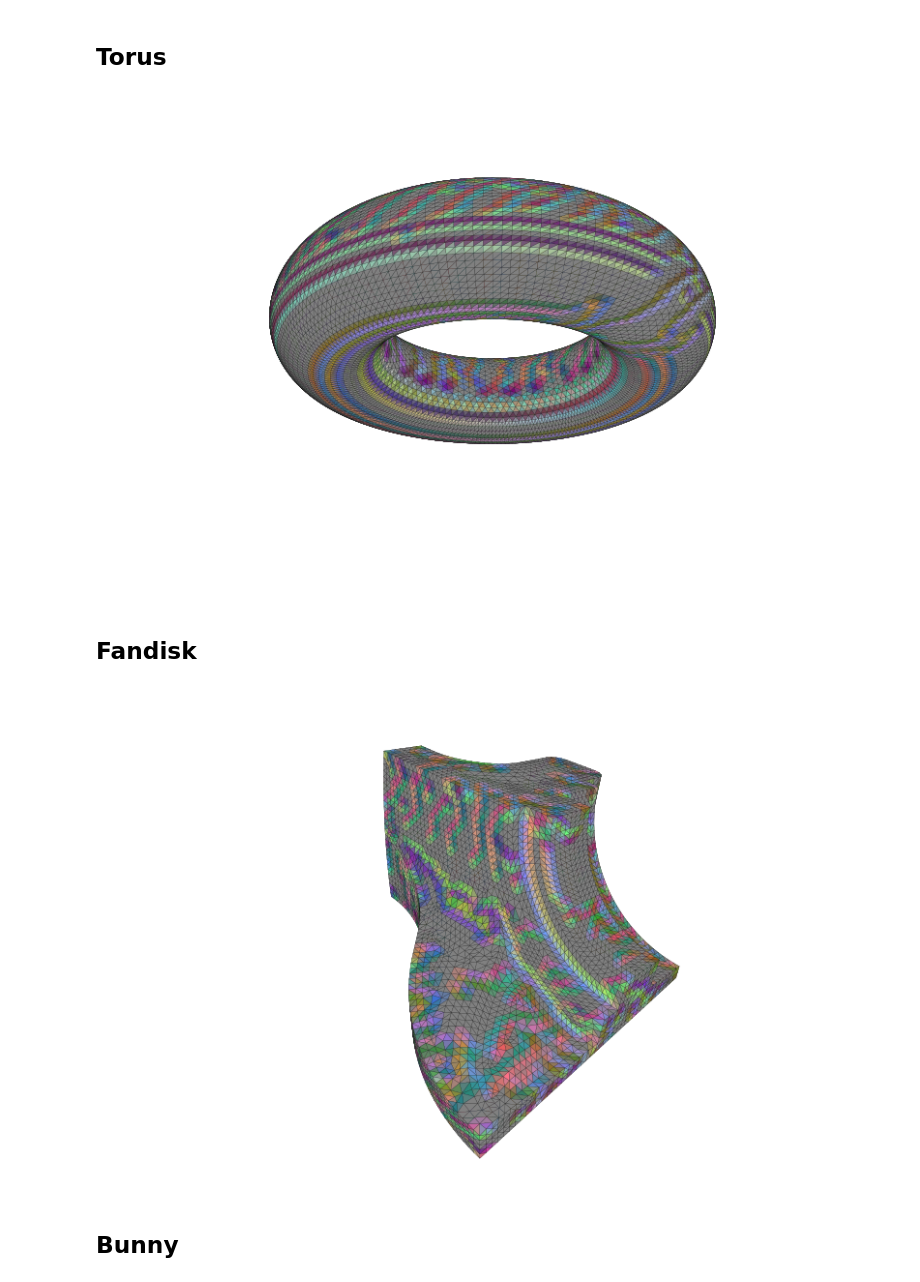
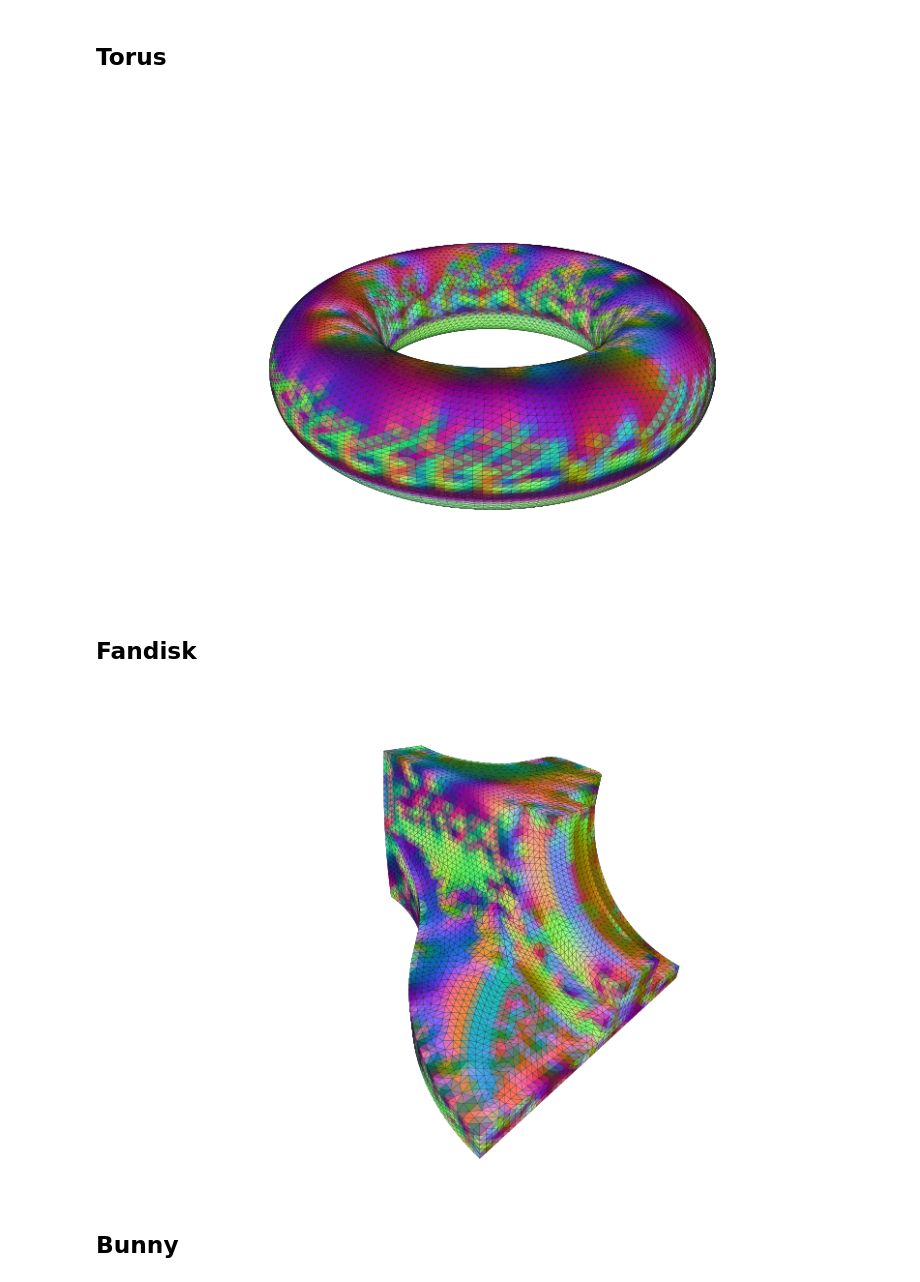
Before and after one commit to tatsy/tinymesh, a Jupyter notebook: examples/python/feature_line_fields.ipynb, the cells around one changed output. Drawn from its saved outputs; the diff is of its cells as text; code cells hidden in the pictures.

```diff
--- a/examples/python/feature_line_fields.ipynb
+++ b/examples/python/feature_line_fields.ipynb
@@ -23,9 +23,9 @@ mesh = Mesh(filename)
 mesh.fill_holes()
 # %%
 flf, flags = get_feature_line_field_with_flags(mesh, smooth_tensors=True)
-viewer.mesh_visualization(mesh, colors=flf * flags[:, None] * 0.5 + 0.5)
+viewer.mesh_visualization(mesh, colors=flf * 0.5 + 0.5)
 # %% [output]
-[figure, old version]
+[figure, new version]
 # %% [markdown]
 ## Fandisk
 # %%
@@ -38,9 +38,9 @@ flf, flags = get_feature_line_field_with_flags(mesh, smooth_tensors=True)
 viewer.set_identity()
 viewer.lookat(5, 5, 5, 0, -1, 0, 0, 1, 0)
 viewer.perspective(45, viewer.aspect, 1, 100)
-viewer.mesh_visualization(mesh, colors=flf * flags[:, None] * 0.5 + 0.5)
+viewer.mesh_visualization(mesh, colors=flf * 0.5 + 0.5)
 # %% [output]
-[figure, old version]
+[figure, new version]
 # %% [markdown]
 ## Bunny
 # %%
```
Also changed, not shown: parts of 2 cells of this notebook, 9 other files.
